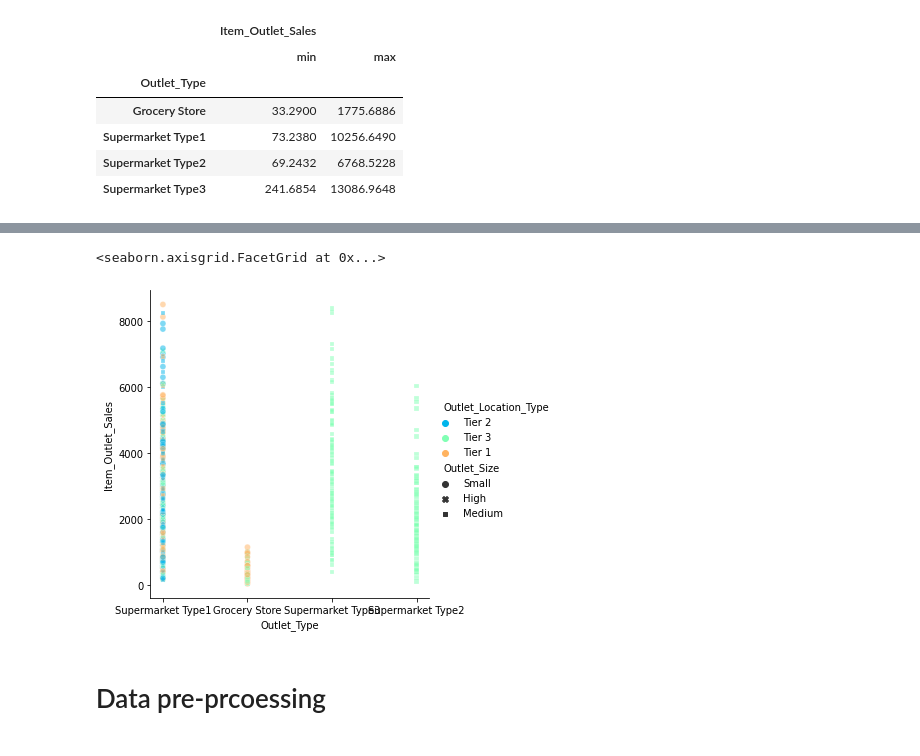
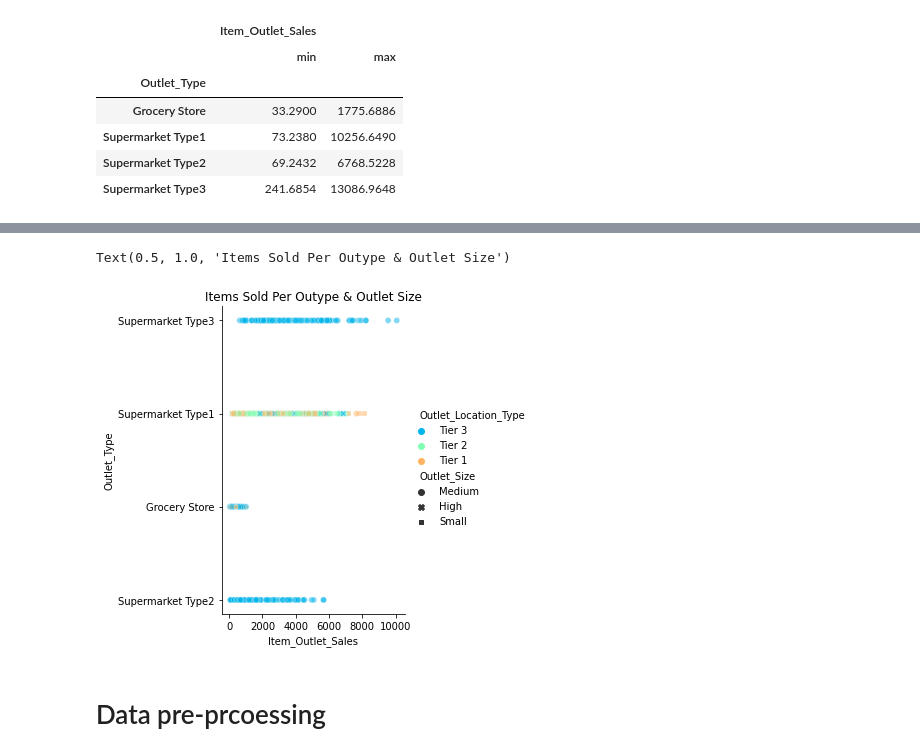
Before and after one commit to aaguil8a/sales_predictions, a Jupyter notebook: sales_predictions_.ipynb, the cells around one changed output, grey strips where cells are left out. Drawn from its saved outputs; the diff is of its cells as text; code cells hidden in the pictures.

```diff
--- a/sales_predictions_.ipynb
+++ b/sales_predictions_.ipynb
@@ -526,11 +577,13 @@ sns.boxenplot(x='Outlet_Type', y='Item_Outlet_Sales', data=df)
 # %%
 # Here we see that store supermarket type 3, is both tier 3 & is medium size.
-sns.relplot(x='Outlet_Type', y='Item_Outlet_Sales', data=df.sample(1000),
+sns.relplot(x='Item_Outlet_Sales', y='Outlet_Type', data=df.sample(1000),
             alpha=.5, style='Outlet_Size', hue='Outlet_Location_Type', #palette='rainbow'
             palette='rainbow')
+
+plt.title('Sales Per Outype & Outlet Size')
 # %% [output]
-<seaborn.axisgrid.FacetGrid at 0x...>
+Text(0.5, 1.0, 'Items Sold Per Outype & Outlet Size')
-[figure, old version]
+[figure, new version]
 # %% [markdown]
 # Data pre-prcoessing
 # %%
```
Also changed, not shown: parts of 10 cells of this notebook.
